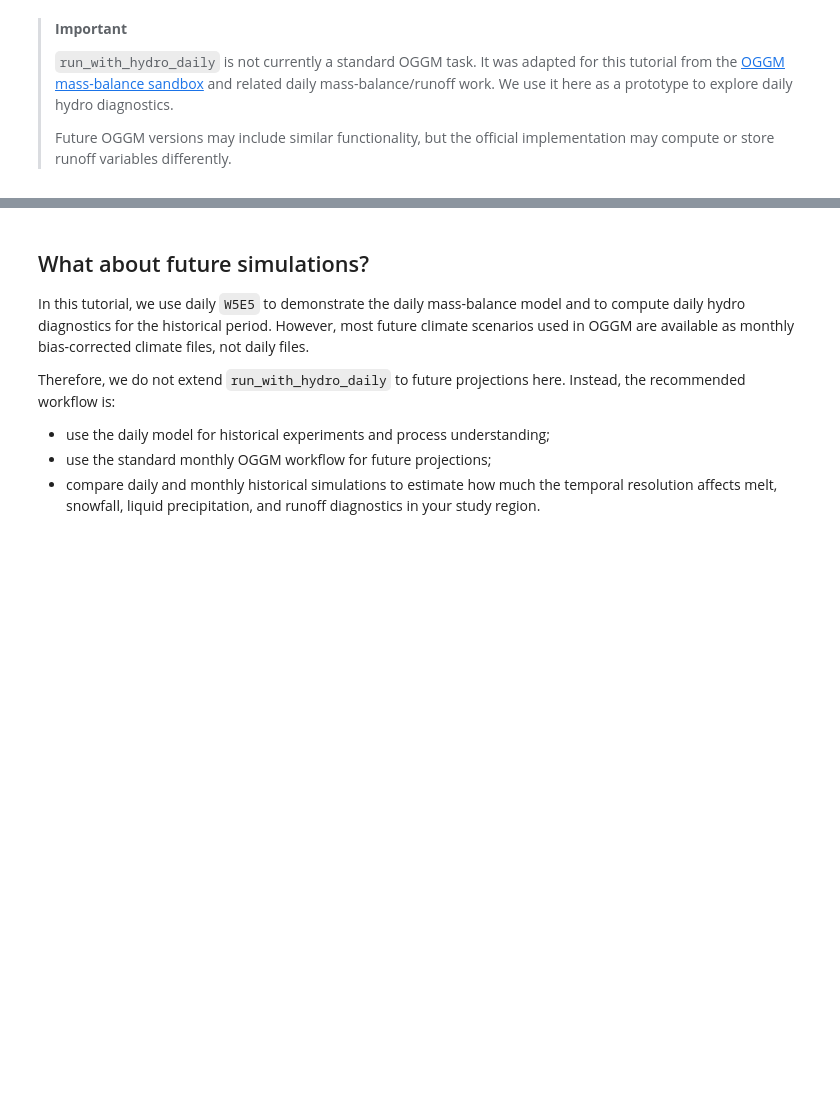
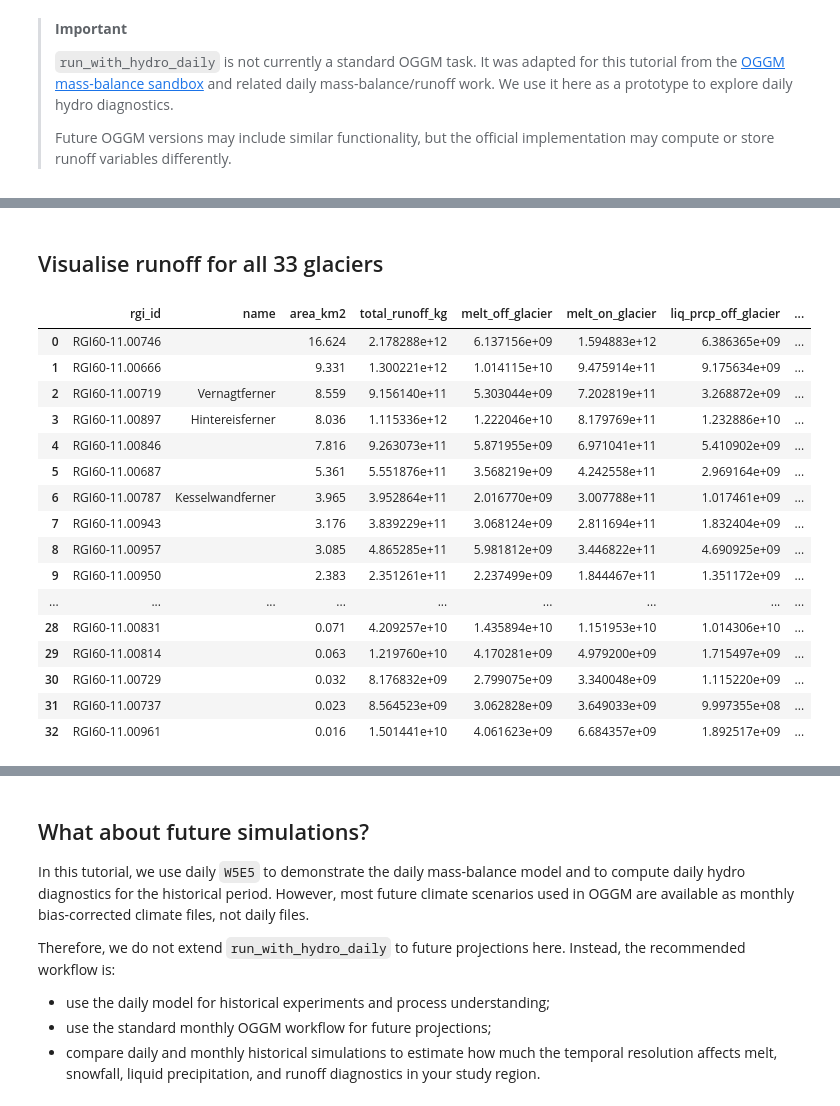
Before and after one commit to bearecinos/Lanzhou_workshop_oggm_tutorials, a Jupyter notebook: advance/Daily_TIM_an_introduction.ipynb, the cells around one changed output, grey strips where cells are left out. Saved outputs shown, nothing was run; the diff lists cells and outputs as text; code cells hidden in the pictures; blank space fills up the shorter version.

```diff
--- a/advance/Daily_TIM_an_introduction.ipynb
+++ b/advance/Daily_TIM_an_introduction.ipynb
@@ -346,0 +396,62 @@ workflow.execute_entity_task(
+# %% [markdown]
+## Visualise runoff for all 33 glaciers
+# %%
+import xarray as xr
+import pandas as pd
+import matplotlib.pyplot as plt
+
+runoff_vars = [
+    'melt_off_glacier',
+    'melt_on_glacier',
+    'liq_prcp_off_glacier',
+    'liq_prcp_on_glacier'
+]
+
+rows = []
+
+for gdir in gdirs:
+    # This assumes the file suffix is "_climate_historical_daily"
+    # i.e. model_diagnostics_climate_historical_daily.nc
+    fpath = gdir.get_filepath(
+        'model_diagnostics',
+        filesuffix='_climate_historical_daily'
+    )
+
+    with xr.open_dataset(fpath) as ds:
+        # Sum over all available years
+        comp = {}
+        for var in runoff_vars:
+            comp[var] = float(ds[var].sum(skipna=True))
+
+        total_runoff = sum(comp.values())
+
+        row = {
+            'rgi_id': gdir.rgi_id,
+            'name': getattr(gdir, 'name', gdir.rgi_id),
+            'area_km2': gdir.rgi_area_km2,
+            'total_runoff_kg': total_runoff,
+        }
+
+        row.update(comp)
+        rows.append(row)
+
+df = pd.DataFrame(rows)
+df
+# %% [output]
+|  | rgi_id | name | area_km2 | total_runoff_kg | melt_off_glacier | melt_on_glacier | liq_prcp_off_glacier | ... |
+| 0 | RGI60-11.00746 |  | 16.624 | 2.178288e+12 | 6.137156e+09 | 1.594883e+12 | 6.386365e+09 | ... |
+| 1 | RGI60-11.00666 |  | 9.331 | 1.300221e+12 | 1.014115e+10 | 9.475914e+11 | 9.175634e+09 | ... |
+| 2 | RGI60-11.00719 | Vernagtferner | 8.559 | 9.156140e+11 | 5.303044e+09 | 7.202819e+11 | 3.268872e+09 | ... |
+| 3 | RGI60-11.00897 | Hintereisferner | 8.036 | 1.115336e+12 | 1.222046e+10 | 8.179769e+11 | 1.232886e+10 | ... |
+| 4 | RGI60-11.00846 |  | 7.816 | 9.263073e+11 | 5.871955e+09 | 6.971041e+11 | 5.410902e+09 | ... |
+| 5 | RGI60-11.00687 |  | 5.361 | 5.551876e+11 | 3.568219e+09 | 4.242558e+11 | 2.969164e+09 | ... |
+| 6 | RGI60-11.00787 | Kesselwandferner | 3.965 | 3.952864e+11 | 2.016770e+09 | 3.007788e+11 | 1.017461e+09 | ... |
+| 7 | RGI60-11.00943 |  | 3.176 | 3.839229e+11 | 3.068124e+09 | 2.811694e+11 | 1.832404e+09 | ... |
+| 8 | RGI60-11.00957 |  | 3.085 | 4.865285e+11 | 5.981812e+09 | 3.446822e+11 | 4.690925e+09 | ... |
+| 9 | RGI60-11.00950 |  | 2.383 | 2.351261e+11 | 2.237499e+09 | 1.844467e+11 | 1.351172e+09 | ... |
+| ... | ... | ... | ... | ... | ... | ... | ... | ... |
+| 28 | RGI60-11.00831 |  | 0.071 | 4.209257e+10 | 1.435894e+10 | 1.151953e+10 | 1.014306e+10 | ... |
+| 29 | RGI60-11.00814 |  | 0.063 | 1.219760e+10 | 4.170281e+09 | 4.979200e+09 | 1.715497e+09 | ... |
+| 30 | RGI60-11.00729 |  | 0.032 | 8.176832e+09 | 2.799075e+09 | 3.340048e+09 | 1.115220e+09 | ... |
+| 31 | RGI60-11.00737 |  | 0.023 | 8.564523e+09 | 3.062828e+09 | 3.649033e+09 | 9.997355e+08 | ... |
+| 32 | RGI60-11.00961 |  | 0.016 | 1.501441e+10 | 4.061623e+09 | 6.684357e+09 | 1.892517e+09 | ... |
```
Also changed, not shown: parts of 18 cells of this notebook, 1 other file.
